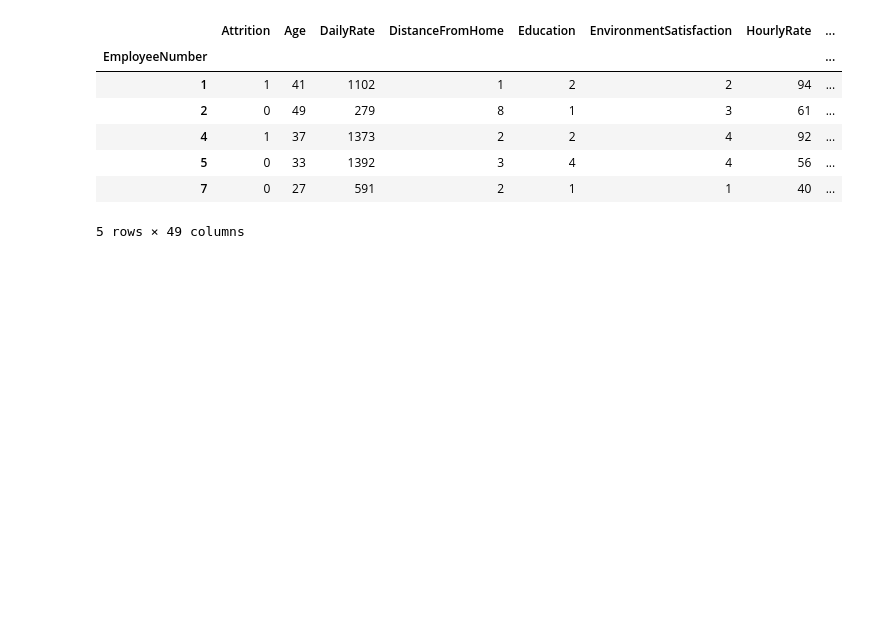
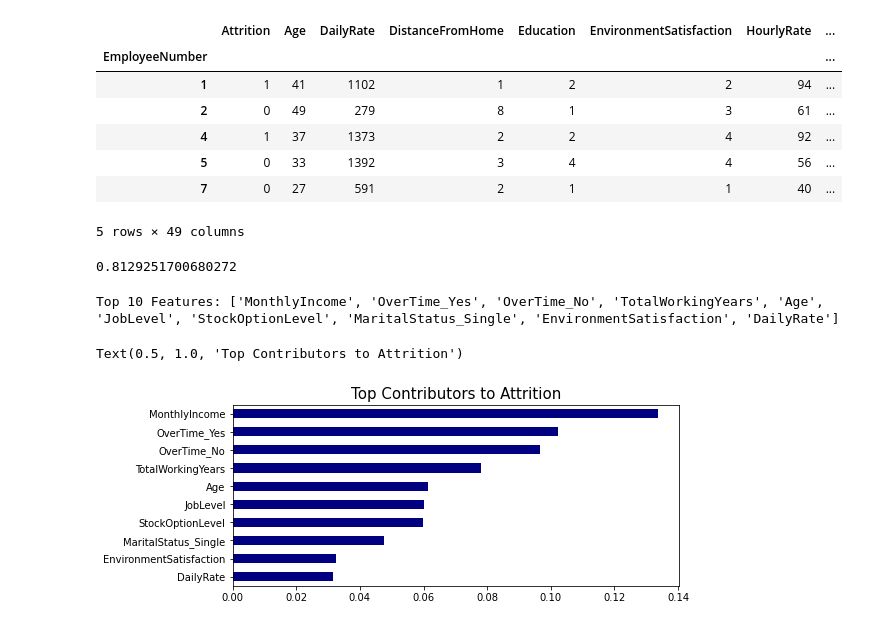
Before and after one commit to chitvansaggu/Exploratory-Data-Analyses, a Jupyter notebook: Employee Attrition and Performance.ipynb, the cells around one changed output. Saved outputs shown, nothing was run; the diff lists cells and outputs as text; code cells hidden in the pictures; blank space fills up the shorter version.

Commit message:
added visualization

```diff
--- a/Employee Attrition and Performance.ipynb
+++ b/Employee Attrition and Performance.ipynb
@@ -194,5 +191,21 @@ features = df_data.drop('Attrition', axis = 1)
 X_train, X_test, y_train, y_test = train_test_split(features, target, test_size=0.2, random_state=10)
 # %%
 n = 10
-rfc = RandomForestClassifier(random_state=42, n_estimators=200, max_depth=3)
-rfc_model = rfc.fit(X_train, Y_train)
+model = RandomForestClassifier(random_state=42, n_estimators=200, max_depth=3)
+model = rfc.fit(X_train, y_train)
+# %%
+test_pred = model.predict(X_test)
+accuracy_score(y_test, test_pred)
+# %% [output]
+0.8129251700680272
+# %%
+top10_features = pd.Series(model.feature_importances_, index=features.columns).nlargest(10)
+print('Top 10 Features:', list(top10_features.index))
+# %% [output]
+Top 10 Features: ['MonthlyIncome', 'OverTime_Yes', 'OverTime_No', 'TotalWorkingYears', 'Age', 'JobLevel', 'StockOptionLevel', 'MaritalStatus_Single', 'EnvironmentSatisfaction', 'DailyRate']
+# %%
+top10_features.plot(kind='barh', figsize=[8, 10/3]).invert_yaxis()
+plt.title('Top Contributors to Attrition', size=15)
+# %% [output]
+Text(0.5, 1.0, 'Top Contributors to Attrition')
+[figure, added]
```
Also changed, not shown: parts of 2 cells of this notebook.
